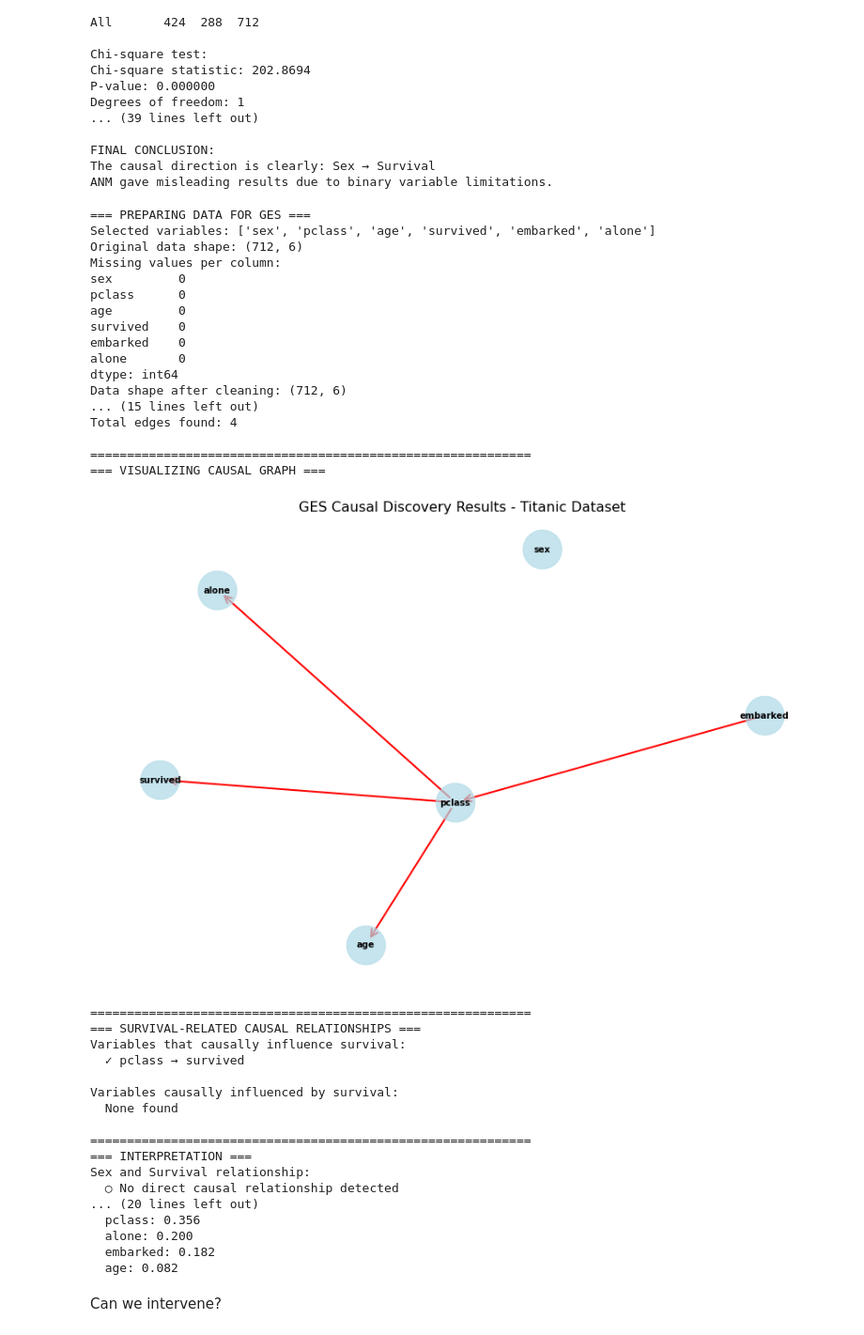
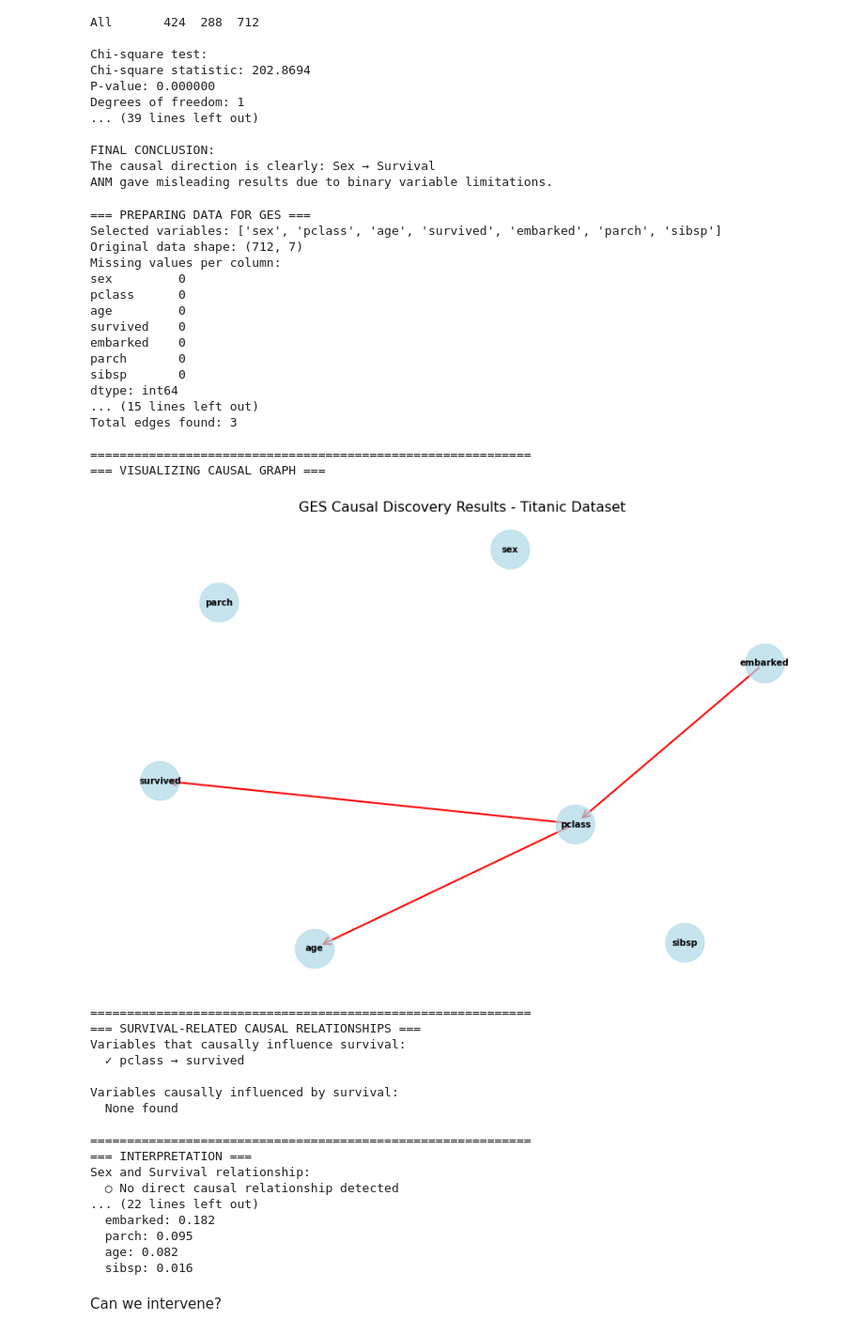
Before and after one commit to eigenhenry/experiments, a Jupyter notebook: titanic.ipynb, the cells around one changed output. Shown at 94% size. Drawn from its saved outputs; the diff is of its cells as text; code cells hidden in the pictures.

```diff
--- a/titanic.ipynb
+++ b/titanic.ipynb
@@ -90,5 +90,8 @@ plt.show()
 # %%
 X_train, X_test, y_train, y_test = train_test_split(X, y, test_size=0.2, random_state=42)
+
+feature_names = list(X_train.columns)
+
 
 scaler = StandardScaler()
 X_train = scaler.fit_transform(X_train)
@@ -680,7 +681,7 @@ from causallearn.search.ScoreBased.GES import ges
 print("=== PREPARING DATA FOR GES ===")
 
 # Select relevant variables (you can add more)
-variables = ['sex', 'pclass', 'age',  'survived', 'embarked', 'alone',]
+variables = ['sex', 'pclass', 'age',  'survived', 'embarked', 'parch', 'sibsp']
 data = df[variables].copy()
 
 print(f"Selected variables: {variables}")
@@ -820,39 +821,39 @@ for edge in edges:
 print(f"\nNote: GES finds patterns in the data, but domain knowledge")
 print(f"should be used to validate causal interpretations.")
 
 print("\n" + "="*60)
 
 # Additional analysis
 print("=== ADDITIONAL STATISTICS ===")
 print("Correlation matrix (for reference):")
 correlation_matrix = data.corr()
 print(correlation_matrix.round(3))
 
 # Show strongest correlations with survival
 survival_corr = correlation_matrix['survived'].abs().sort_values(ascending=False)
 print(f"\nStrongest correlations with survival:")
 for var, corr in survival_corr.items():
     if var != 'survived':
         print(f"  {var}: {corr:.3f}")
 # %% [output]
 === PREPARING DATA FOR GES ===
-Selected variables: ['sex', 'pclass', 'age', 'survived', 'embarked', 'alone']
-Original data shape: (712, 6)
+Selected variables: ['sex', 'pclass', 'age', 'survived', 'embarked', 'parch', 'sibsp']
+Original data shape: (712, 7)
 Missing values per column:
 sex         0
 pclass      0
 age         0
 survived    0
 embarked    0
-alone       0
+parch       0
+sibsp       0
 dtype: int64
-Data shape after cleaning: (712, 6)
 ... (15 lines left out)
-Total edges found: 4
+Total edges found: 3
 
 ============================================================
 === VISUALIZING CAUSAL GRAPH ===
-[figure, old version]
+[figure, new version]
 ============================================================
 === SURVIVAL-RELATED CAUSAL RELATIONSHIPS ===
 Variables that causally influence survival:
@@ -865,11 +866,11 @@ Variables causally influenced by survival:
 === INTERPRETATION ===
 Sex and Survival relationship:
   ○ No direct causal relationship detected
-... (20 lines left out)
-  pclass: 0.356
-  alone: 0.200
+... (22 lines left out)
   embarked: 0.182
+  parch: 0.095
   age: 0.082
+  sibsp: 0.016
 # %% [markdown]
 Can we intervene?
 # %%
```
Also changed, not shown: parts of 8 cells of this notebook.
